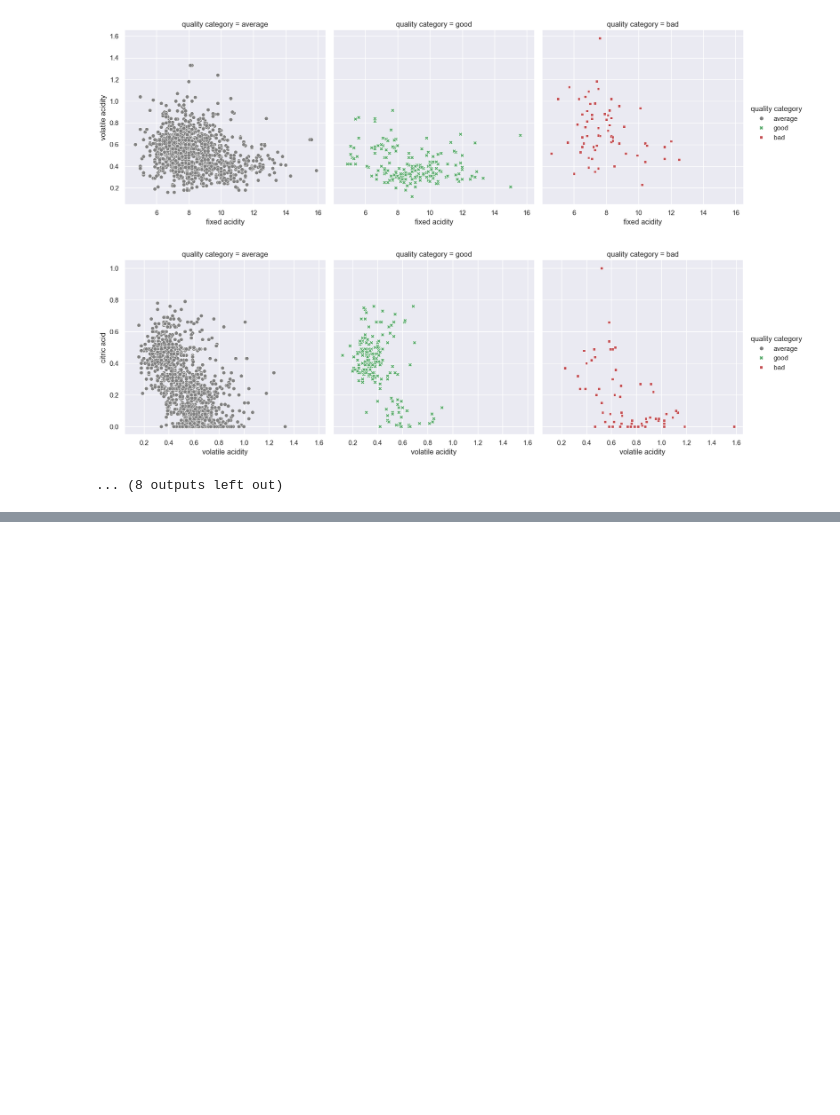
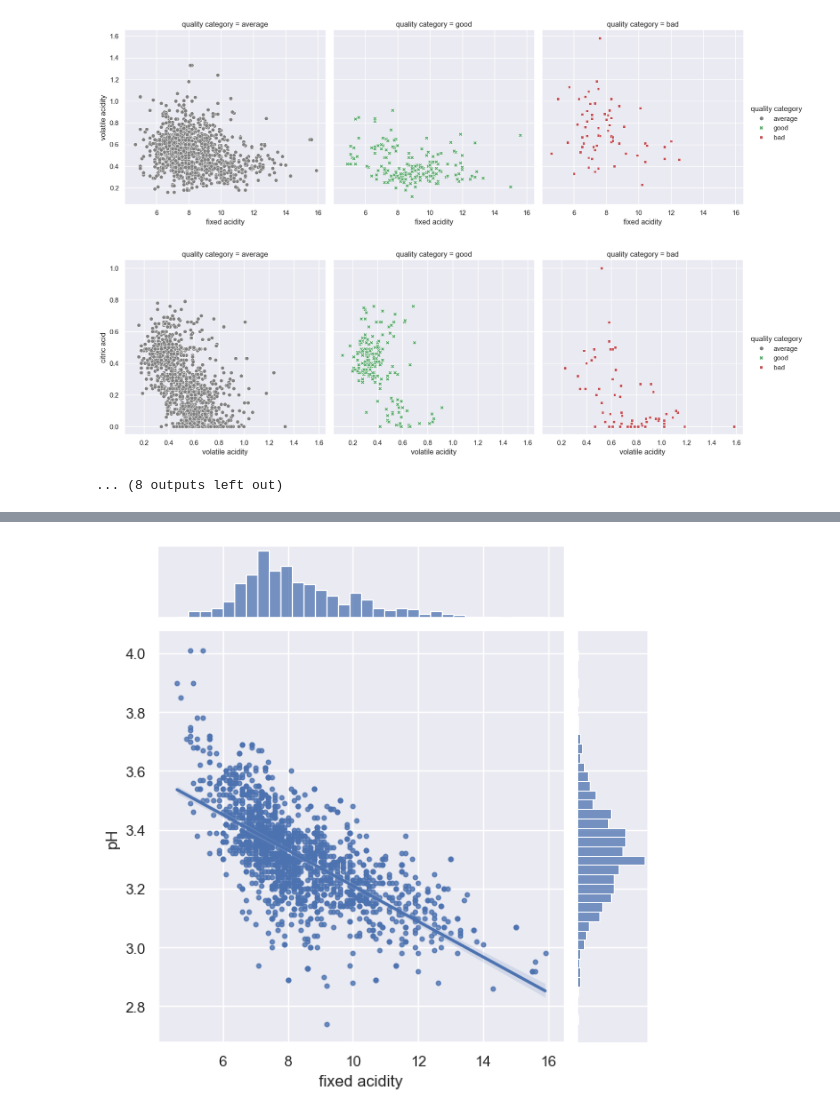
Before and after one commit to kazgar/wine_quality, a Jupyter notebook: src/wine_quality/data_visualization.ipynb, the cells around one changed output, grey strips where cells are left out. Saved outputs shown, nothing was run; the diff lists cells and outputs as text; code cells hidden in the pictures; blank space fills up the shorter version.

```diff
--- a/src/wine_quality/data_visualization.ipynb
+++ b/src/wine_quality/data_visualization.ipynb
@@ -279,0 +323,7 @@ for color, df in zip(['white', 'red'], [white_wine_df_qc, red_wine_df_qc]):
+# %%
+rw_fixedAcidity_pH = red_wine_df[['fixed acidity', 'pH']]
+rw_gridA = sns.JointGrid(x='fixed acidity', y='pH', data=rw_fixedAcidity_pH)
+rw_gridA = rw_gridA.plot_joint(sns.regplot, scatter_kws={'s': 10})
+rw_gridA = rw_gridA.plot_marginals(sns.histplot)
+# %% [output]
+[figure, added]
```
Also changed, not shown: parts of 4 cells of this notebook.
